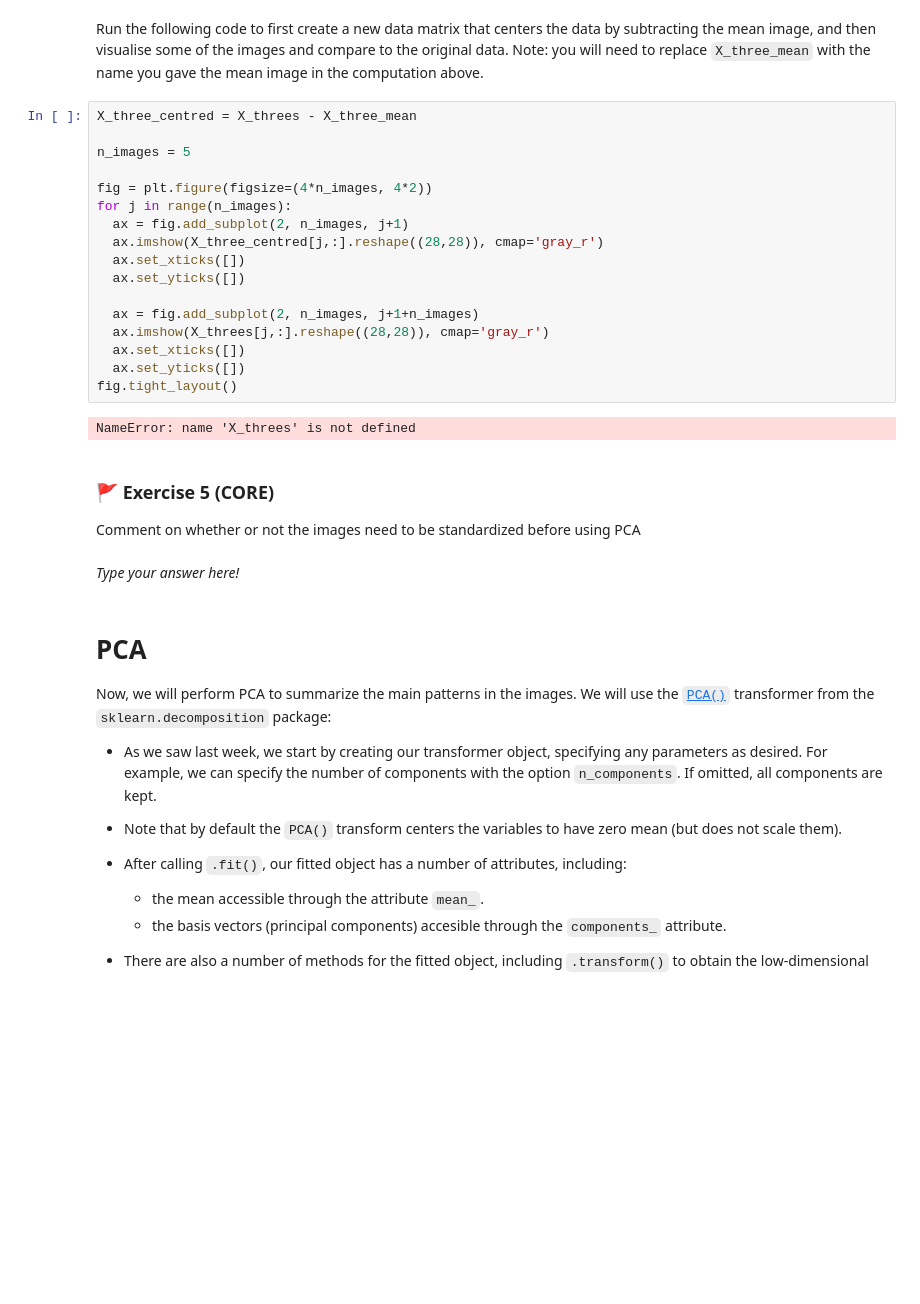
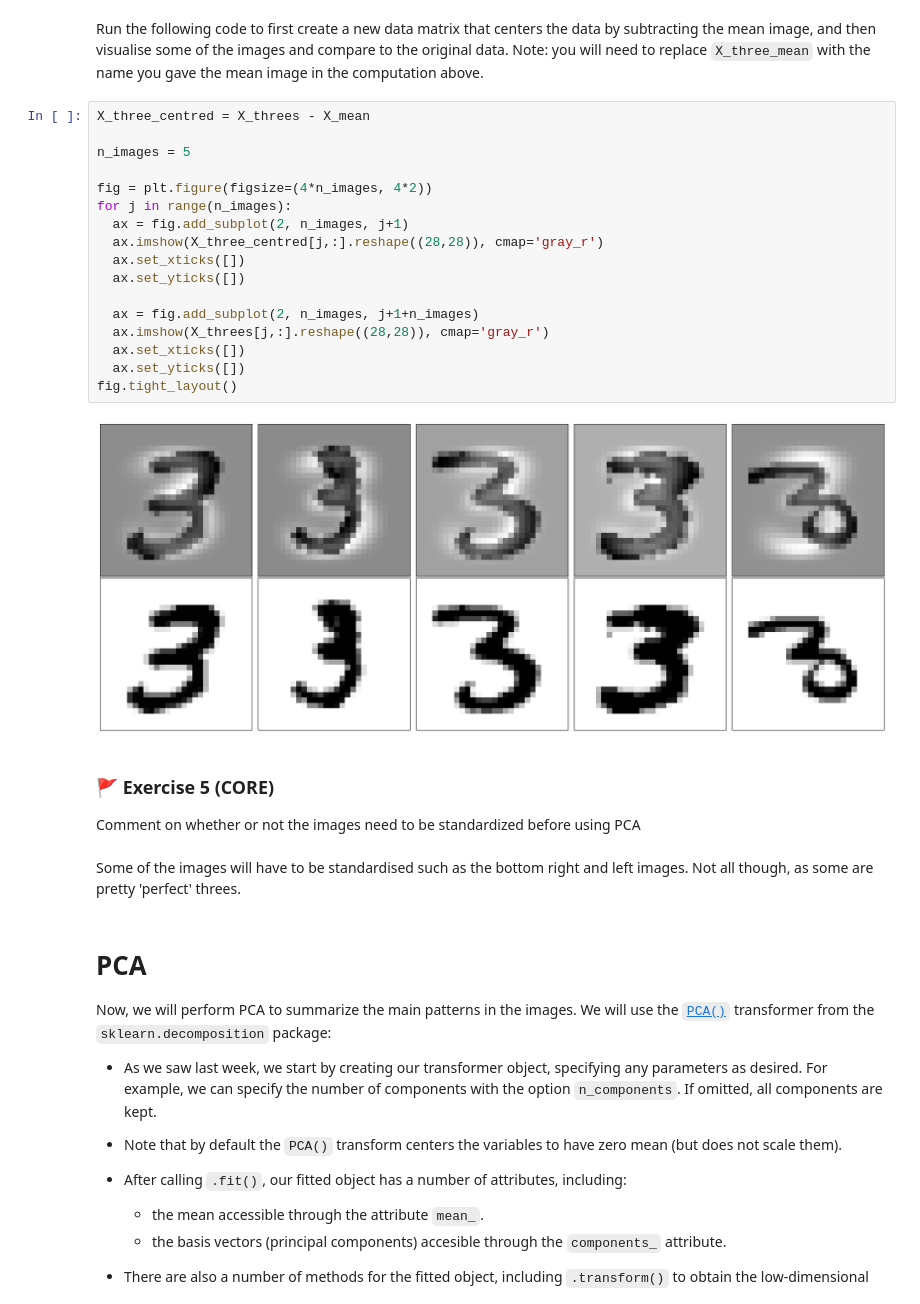
Before and after one commit to thomasvsinclair/ml-workshops, a Jupyter notebook: WS2/mlp_week02.ipynb, the cells around one changed output. Cells and saved outputs as stored; diff of their text form; blank space fills up the shorter version.

```diff
--- a/WS2/mlp_week02.ipynb
+++ b/WS2/mlp_week02.ipynb
@@ -181,30 +195,30 @@ Now compute and plot the mean image of three.
 # %% [markdown]
 Run the following code to first create a new data matrix that centers the data by subtracting the mean image, and then visualise some of the images and compare to the original data. Note: you will need to replace `X_three_mean` with the name you gave the mean image in the computation above.
 # %%
-X_three_centred = X_threes - X_three_mean
+X_three_centred = X_threes - X_mean
 
 n_images = 5
 
 fig = plt.figure(figsize=(4*n_images, 4*2))
 for j in range(n_images):
   ax = fig.add_subplot(2, n_images, j+1)
   ax.imshow(X_three_centred[j,:].reshape((28,28)), cmap='gray_r')
   ax.set_xticks([])
   ax.set_yticks([])
 
   ax = fig.add_subplot(2, n_images, j+1+n_images)
   ax.imshow(X_threes[j,:].reshape((28,28)), cmap='gray_r')
   ax.set_xticks([])
   ax.set_yticks([])
 fig.tight_layout()
 # %% [output]
-NameError: name 'X_threes' is not defined
+[figure, added]
 # %% [markdown]
 ### 🚩 Exercise 5 (CORE)
 
 Comment on whether or not the images need to be standardized before using PCA
-# %% [markdown]
-_Type your answer here!_
+# %% [markdown]
+Some of the images will have to be standardised such as the bottom right and left images. Not all though, as some are pretty 'perfect' threes.
 # %% [markdown]
 # PCA <a id='pca'></a>
 
```
Also changed, not shown: parts of 15 cells of this notebook.
